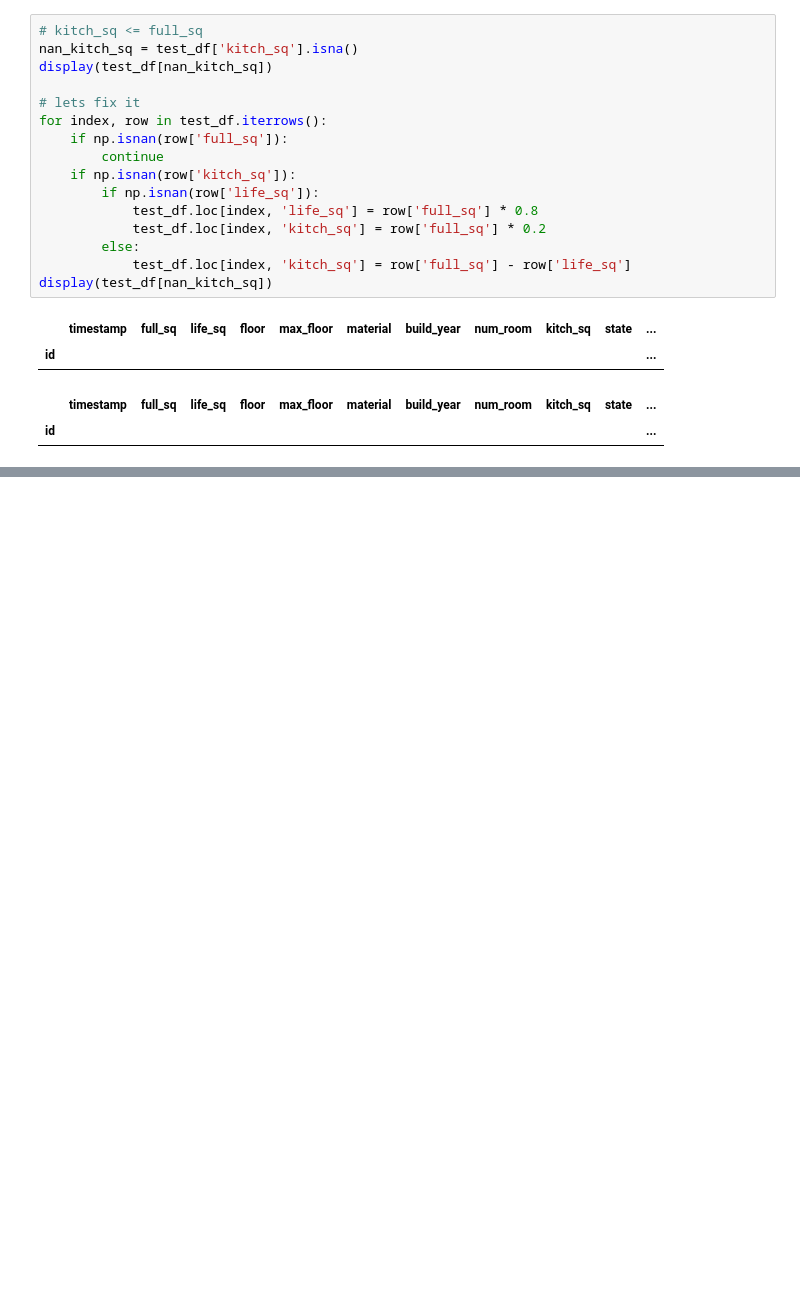
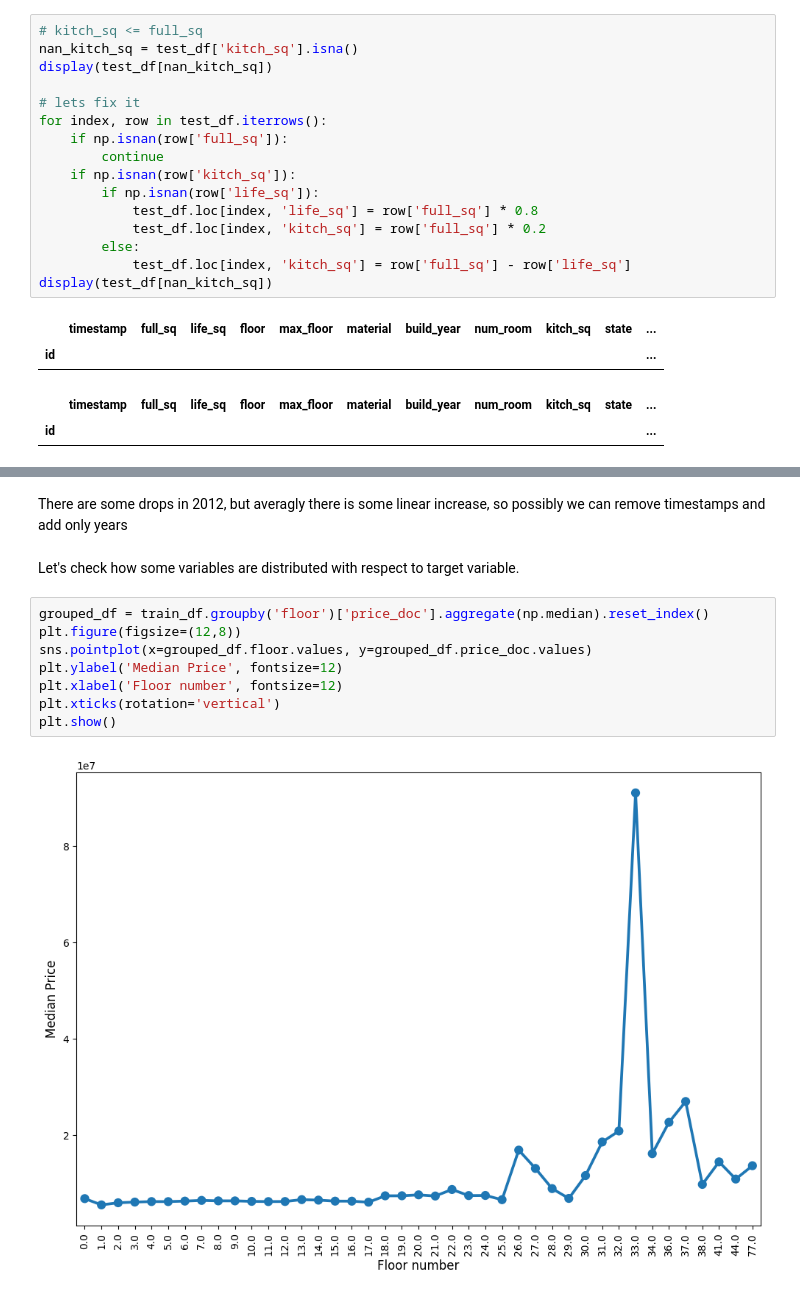
Before and after one commit to gregkseno/seml, a Jupyter notebook: code/main.ipynb, the cells around one changed output, grey strips where cells are left out. Cells and saved outputs as stored; diff of their text form; blank space fills up the shorter version.

```diff
--- a/code/main.ipynb
+++ b/code/main.ipynb
@@ -487,0 +504,14 @@ display(test_df[nan_kitch_sq])
+# %% [markdown]
+There are some drops in 2012, but averagly there is some linear increase, so possibly we can remove timestamps and add only years
+# %% [markdown]
+Let's check how some variables are distributed with respect to target variable.
+# %%
+grouped_df = train_df.groupby('floor')['price_doc'].aggregate(np.median).reset_index()
+plt.figure(figsize=(12,8))
+sns.pointplot(x=grouped_df.floor.values, y=grouped_df.price_doc.values)
+plt.ylabel('Median Price', fontsize=12)
+plt.xlabel('Floor number', fontsize=12)
+plt.xticks(rotation='vertical')
+plt.show()
+# %% [output]
+[figure, added]
```
Also changed, not shown: parts of 9 cells of this notebook.
